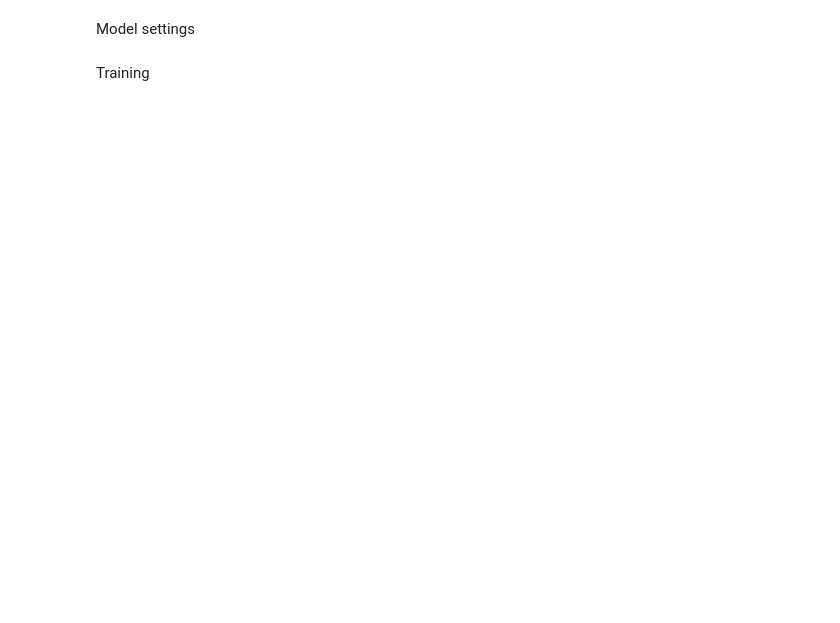
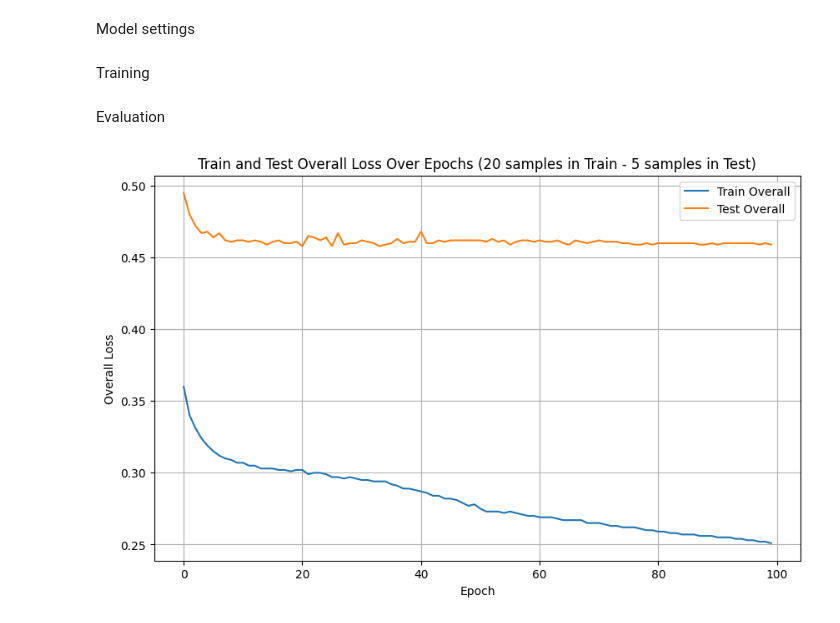
Before and after one commit to bralani/retopology, a Jupyter notebook: retopology.ipynb, the cells around one changed output. Cells and saved outputs as stored; diff of their text form; code cells hidden in the pictures; blank space fills up the shorter version.

```diff
--- a/retopology.ipynb
+++ b/retopology.ipynb
@@ -202,3 +238,49 @@ if train:
 
 test_loss = test()
 print("Overall test loss: {:06.3f}%".format(test_loss))
+# %% [markdown]
+Evaluation
+# %%
+import matplotlib.pyplot as plt
+import numpy as np
+
+# Data from the training and testing process
+epochs = np.arange(100)
+train_overall = [
+    0.36, 0.34, 0.331, 0.324, 0.319, 0.315, 0.312, 0.31, 0.309, 0.307,
+    0.307, 0.305, 0.305, 0.303, 0.303, 0.303, 0.302, 0.302, 0.301, 0.302,
+    0.302, 0.299, 0.3, 0.3, 0.299, 0.297, 0.297, 0.296, 0.297, 0.296,
+    0.295, 0.295, 0.294, 0.294, 0.294, 0.292, 0.291, 0.289, 0.289, 0.288,
+    0.287, 0.286, 0.284, 0.284, 0.282, 0.282, 0.281, 0.279, 0.277, 0.278,
+    0.275, 0.273, 0.273, 0.273, 0.272, 0.273, 0.272, 0.271, 0.27, 0.27,
+    0.269, 0.269, 0.269, 0.268, 0.267, 0.267, 0.267, 0.267, 0.265, 0.265,
+    0.265, 0.264, 0.263, 0.263, 0.262, 0.262, 0.262, 0.261, 0.26, 0.26,
+    0.259, 0.259, 0.258, 0.258, 0.257, 0.257, 0.257, 0.256, 0.256, 0.256,
+    0.255, 0.255, 0.255, 0.254, 0.254, 0.253, 0.253, 0.252, 0.252, 0.251
+]
+
+test_overall = [
+    0.495, 0.48, 0.472, 0.467, 0.468, 0.464, 0.467, 0.462, 0.461, 0.462,
+    0.462, 0.461, 0.462, 0.461, 0.459, 0.461, 0.462, 0.46, 0.46, 0.461,
+    0.458, 0.465, 0.464, 0.462, 0.464, 0.458, 0.467, 0.459, 0.46, 0.46,
+    0.462, 0.461, 0.46, 0.458, 0.459, 0.46, 0.463, 0.46, 0.461, 0.461,
+    0.468, 0.46, 0.46, 0.462, 0.461, 0.462, 0.462, 0.462, 0.462, 0.462,
+    0.462, 0.461, 0.463, 0.461, 0.462, 0.459, 0.461, 0.462, 0.462, 0.461,
+    0.462, 0.461, 0.461, 0.462, 0.46, 0.459, 0.462, 0.461, 0.46, 0.461,
+    0.462, 0.461, 0.461, 0.461, 0.46, 0.46, 0.459, 0.459, 0.46, 0.459,
+    0.46, 0.46, 0.46, 0.46, 0.46, 0.46, 0.46, 0.459, 0.459, 0.46,
+    0.459, 0.46, 0.46, 0.46, 0.46, 0.46, 0.46, 0.459, 0.46, 0.459
+]
+
+# Create the plot
+plt.figure(figsize=(10, 6))
+plt.plot(epochs, train_overall, label='Train Overall')
+plt.plot(epochs, test_overall, label='Test Overall')
+plt.xlabel('Epoch')
+plt.ylabel('Overall Loss')
+plt.title('Train and Test Overall Loss Over Epochs (20 samples in Train - 5 samples in Test)')
+plt.legend()
+plt.grid(True)
+plt.show()
+# %% [output]
+[figure, added]
```
Also changed, not shown: parts of 10 cells of this notebook, 1 other file.
